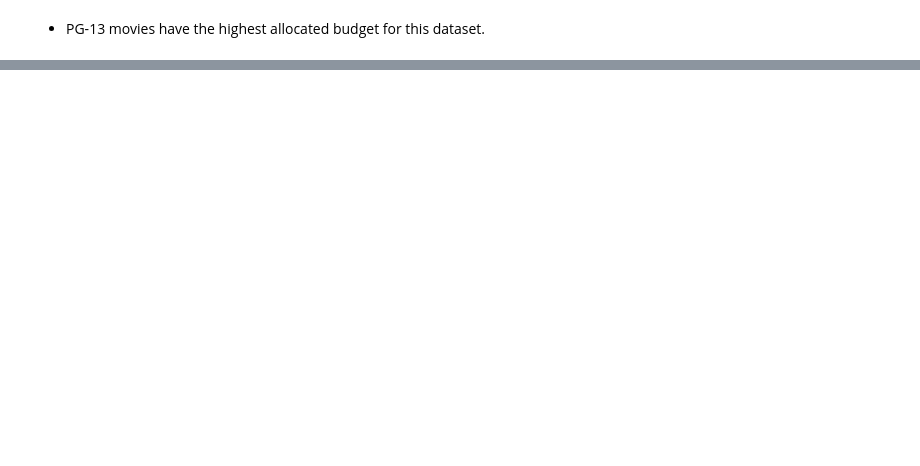
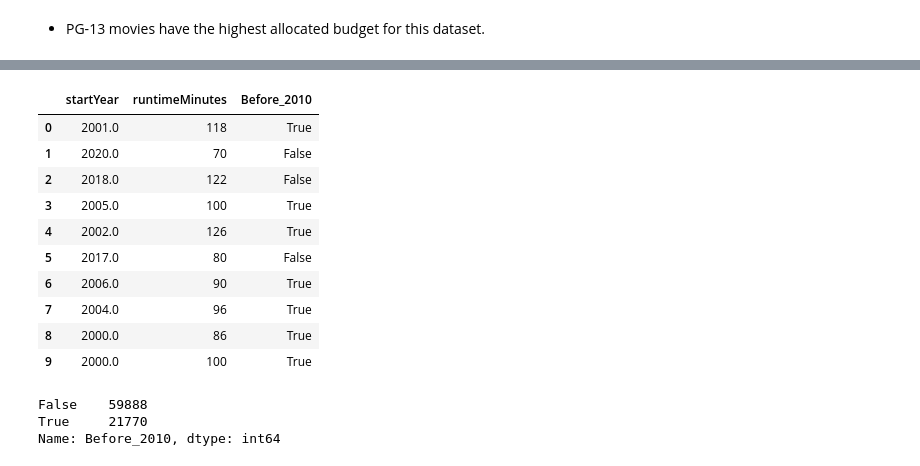
Before and after one commit to sharclark/IMDB-SQL-Database, a Jupyter notebook: IMDB SQL Database - with Hypothesis Testing.ipynb, the cells around one changed output, grey strips where cells are left out. Drawn from its saved outputs; the diff is of its cells as text; code cells hidden in the pictures; blank space fills up the shorter version.

```diff
--- a/IMDB SQL Database - with Hypothesis Testing.ipynb
+++ b/IMDB SQL Database - with Hypothesis Testing.ipynb
@@ -705,0 +776,20 @@ plt.show();
+# %%
+hypo3_df.head(10)
+# %% [output]
+|  | startYear | runtimeMinutes | Before_2010 |
+| 0 | 2001.0 | 118 | True |
+| 1 | 2020.0 | 70 | False |
+| 2 | 2018.0 | 122 | False |
+| 3 | 2005.0 | 100 | True |
+| 4 | 2002.0 | 126 | True |
+| 5 | 2017.0 | 80 | False |
+| 6 | 2006.0 | 90 | True |
+| 7 | 2004.0 | 96 | True |
+| 8 | 2000.0 | 86 | True |
+| 9 | 2000.0 | 100 | True |
+# %%
+hypo3_df['Before_2010'].value_counts()
+# %% [output]
+False    59888
+True     21770
+Name: Before_2010, dtype: int64
```
Also changed, not shown: parts of 27 cells of this notebook.
